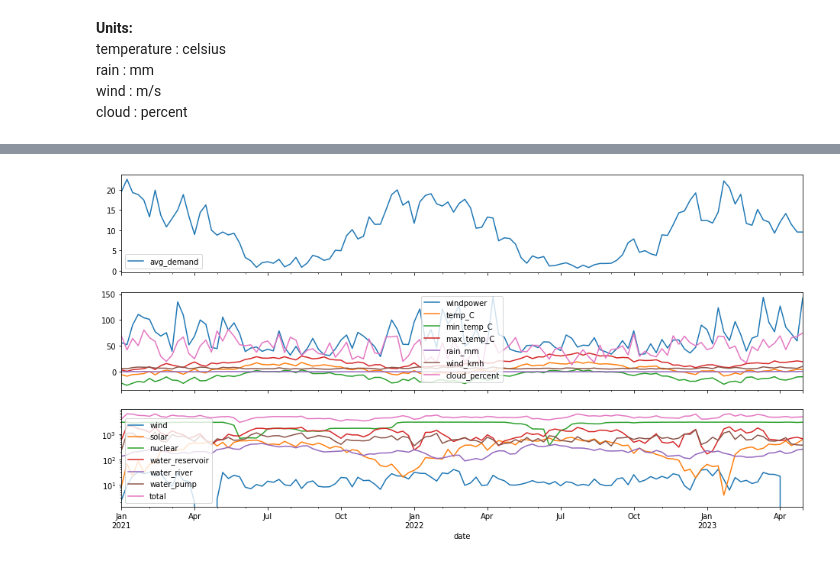
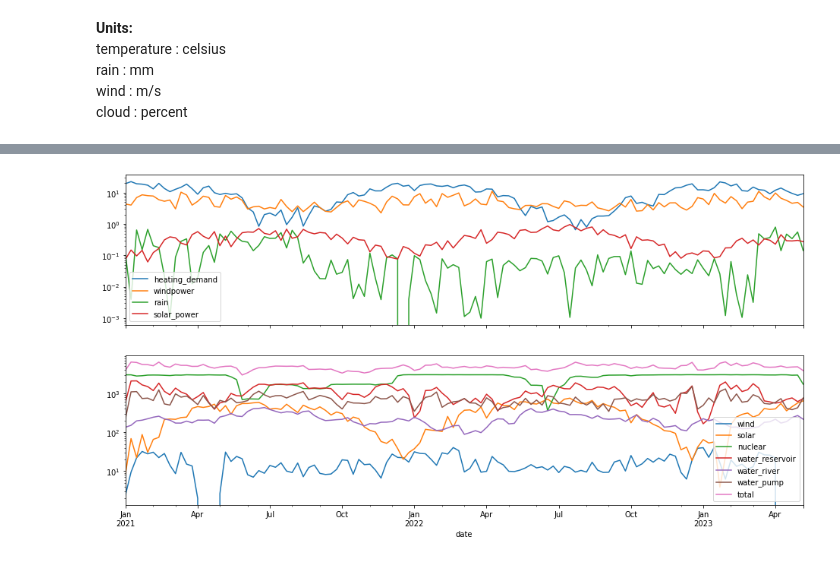
Before and after one commit to danielakomenda/scientific_programming_project, a Jupyter notebook: notebooks/data_preparation/modelling.ipynb, the cells around one changed output, grey strips where cells are left out. Saved outputs shown, nothing was run; the diff lists cells and outputs as text; code cells hidden in the pictures.

```diff
--- a/notebooks/data_preparation/modelling.ipynb
+++ b/notebooks/data_preparation/modelling.ipynb
@@ -29,11 +68,19 @@ df_ow_windpower = await openweatherData.extract_windpower()
+# %%
+lat = 47
+
+solar_power = total_daily_solarpower(
+    df_w2_weather_daily.index,
+    lat
+) * (100 - df_w2_weather_daily.clouds)/100
 # %%
 input_features = []
-input_features.append(df_w2_heating_demand)
-input_features.append(df_w2_windpower)
-input_features.append(df_w2_weather_daily)
-input_features.append(df_ow_heating_demand)
-input_features.append(df_ow_windpower)
-input_features.append(df_ow_weather_daily)
+
+input_features.append(df_w2_heating_demand.heating_demand)
+input_features.append(df_w2_windpower.windpower)
+input_features.append(df_w2_weather_daily.rain)
+input_features.append(solar_power.rename("solar_power"))
+
 input_features = pd.concat(input_features, axis="columns")
+input_features = input_features.loc["2021-01-01":,:]
 input_features
 # %% [output]
@@ -75,13 +198,13 @@ ax.set_yscale("log")
 # %%
-fig,axes = plt.subplots(3,1,figsize=(16,8),sharex=True)
+fig,axes = plt.subplots(2,1,figsize=(16,8),sharex=True)
 
 ax = axes[0]
-input_features.iloc[:,:1].resample('W').mean().plot(ax=ax)
+input_features_weekly.plot(ax=ax)
+ax.set_yscale("log")
+
 ax = axes[1]
-input_features.iloc[:,1:].resample('W').mean().plot(ax=ax)
-ax = axes[2]
-target_features.resample('W').mean().plot(ax=ax)
+target_features_weekly.plot(ax=ax)
 ax.set_yscale("log")
 # %% [output]
-[figure, old version]
+[figure, new version]
 # %%
```
Also changed, not shown: parts of 19 cells of this notebook, 28 other files.
